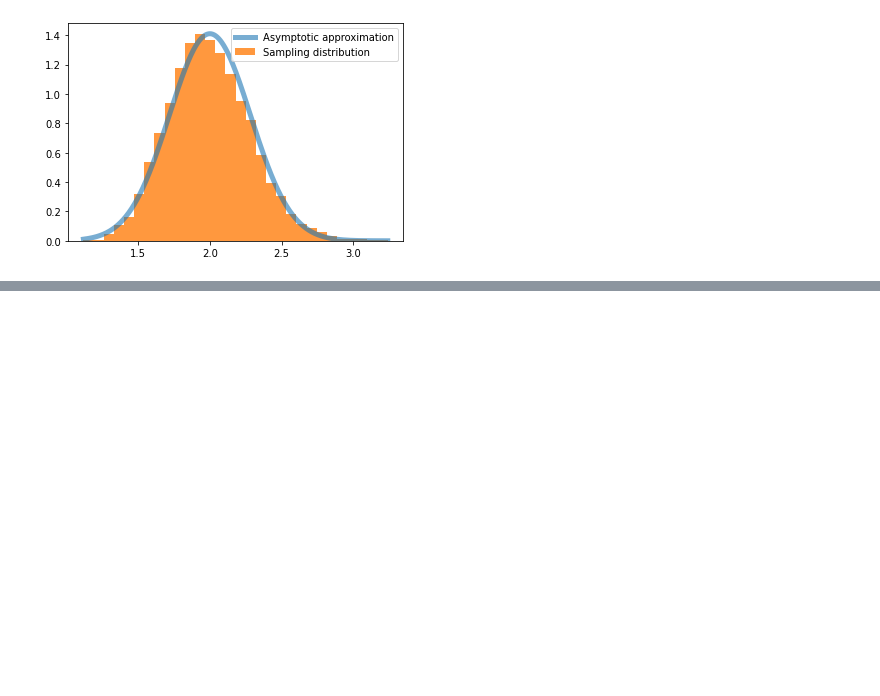
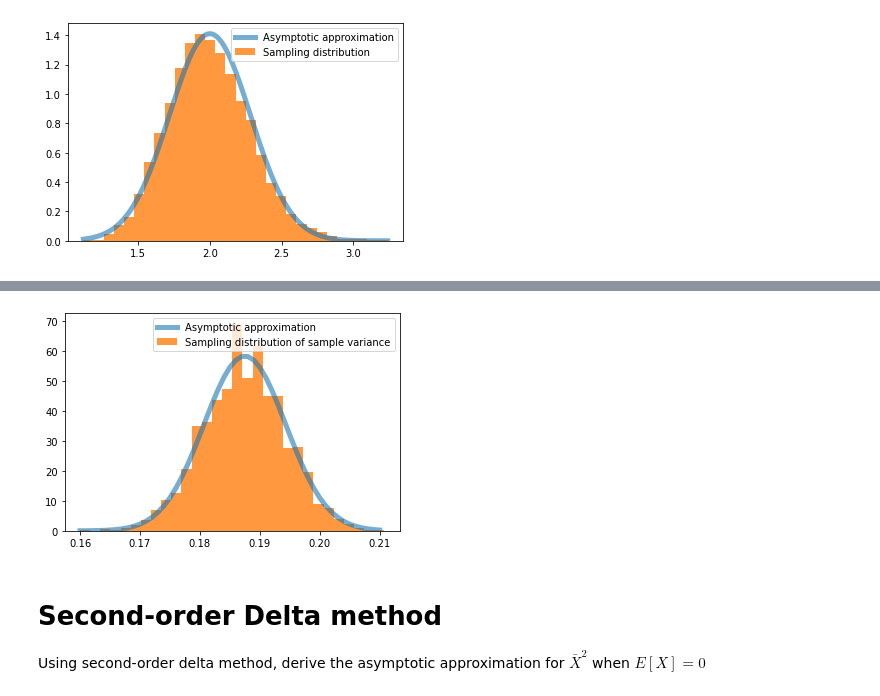
Before and after one commit to khaichiong/meco7312, a Jupyter notebook: Lecture6.ipynb, the cells around one changed output, grey strips where cells are left out. Saved outputs shown, nothing was run; the diff lists cells and outputs as text; code cells hidden in the pictures; blank space fills up the shorter version.

```diff
--- a/Lecture6.ipynb
+++ b/Lecture6.ipynb
@@ -125,0 +156,17 @@ plt.show()
+# %%
+#take the sample variance of each experiment
+sample_var = np.var(x,axis=0)
+# %%
+#Sampling distribution of sample variance
+z = np.arange(min(sample_var),max(sample_var),0.001)
+fig, ax = plt.subplots(1, 1)
+ax.plot(z,norm.pdf(z, p*(1-p), np.sqrt((p*(1-p)*(1-2*p)**2)/n)),lw=5, alpha=0.6, label='Asymptotic approximation')
+ax.hist(sample_var,bins=30,density=True, histtype='stepfilled', alpha=0.8, label='Sampling distribution of sample variance')
+ax.legend(loc='upper right')
+plt.show()
+# %% [output]
+[figure, added]
+# %% [markdown]
+# Second-order Delta method
+
+Using second-order delta method, derive the asymptotic approximation for $\bar{X}^2$ when $E[X] = 0$
```
Also changed, not shown: parts of 14 cells of this notebook.
